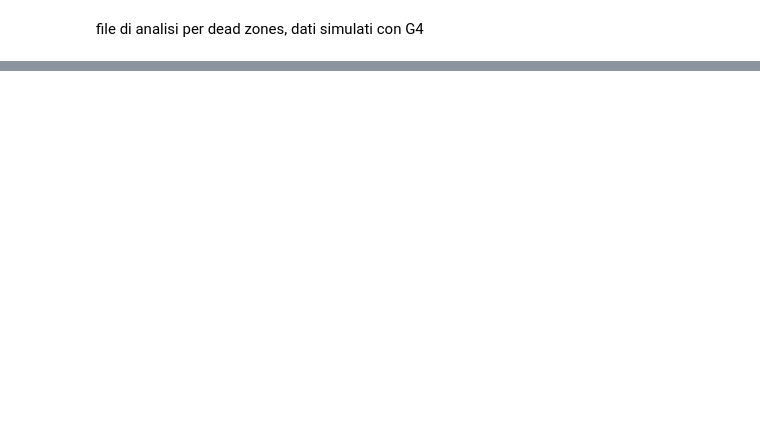
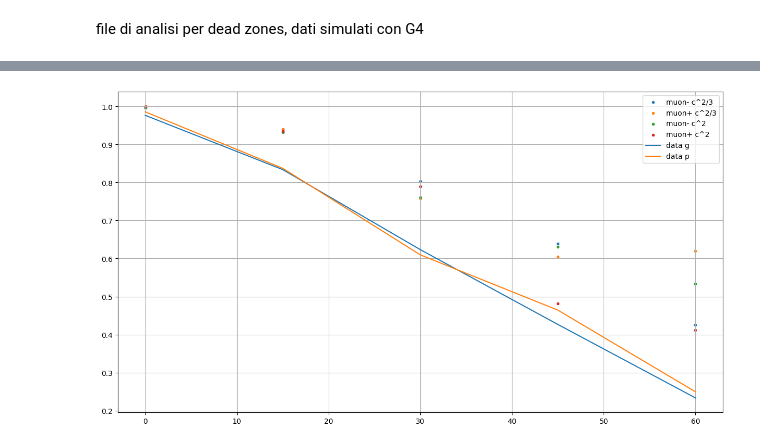
Before and after one commit to Matti-z/Lab-muons, a Jupyter notebook: simulazioni/tia/analisi/deadzones.ipynb, the cells around one changed output, grey strips where cells are left out. Drawn from its saved outputs; the diff is of its cells as text; code cells hidden in the pictures; blank space fills up the shorter version.

```diff
--- a/simulazioni/tia/analisi/deadzones.ipynb
+++ b/simulazioni/tia/analisi/deadzones.ipynb
@@ -70,0 +122,8 @@ print(t60m/d60m, t60p/d60p)
+# %%
+default_dir = str(Path(".").absolute()).split("/Lab-muons")[0]+"/Lab-muons/"
+universal_dir = lambda path: default_dir + path
+
+DATA_PATH = universal_dir("Data/calibration/dead_zones.csv")
+# %%
+data = pd.read_csv(DATA_PATH, sep=",", header=0)
+# print (data)
@@ -70,0 +148,4 @@ print(t60m/d60m, t60p/d60p)
+# %%
+df_G = data[data['ordine[TtB]'] == 'mgp']
+df_P = data[data['ordine[TtB]'] == 'mpg']
+print(df_P)
@@ -70,0 +168,33 @@ print(t60m/d60m, t60p/d60p)
+# %%
+
+
+df_filtered = df_G[df_G[' pm_doppie'].notna()]
+
+# Calculate ratio for first 5 rows
+y_g = ( df_filtered[' pgm_triple'] / df_filtered[' pm_doppie']).iloc[:5].values
+
+final_df = pd.read_csv('/home/matti/uni/lab/Lab-muons/Data/calibration/efficiency.csv', delimiter = ',')
+partenope = final_df[final_df['ordine[TtB]'] == 'mpg'][[' gm_doppie', ' pgm_triple']].values.tolist()
+y_p = [pair[1] / pair[0] for pair in partenope]
+
+
+
+
+x = np.linspace( 0, 60, 5)
+muon_m = [t0m/d0m, t15m/d15m, t30m/d30m, t45m/d45m, t60m/d60m]
+muon_p = [t0p/d0p, t15p/d15p, t30p/d30p, t45p/d45p, t60p/d60p]
+muon_ms = [t0ms/d0ms, t15ms/d15ms, t30ms/d30ms, t45ms/d45ms, t60ms/d60ms] #squared distribution
+muon_ps = [t0ps/d0ps, t15ps/d15ps, t30ps/d30ps, t45ps/d45ps, t60ps/d60ps] #squared distribution
+
+
+plt.figure(figsize = (15, 8))
+plt.scatter(x, muon_m, label = 'muon- c^2/3', marker = '.',)
+plt.scatter(x, muon_p, label = 'muon+ c^2/3', marker = '.')
+plt.scatter(x, muon_ms, label = 'muon- c^2', marker = '.')
+plt.scatter(x, muon_ps, label = 'muon+ c^2', marker = '.')
+plt.plot(x, y_g, label = 'data g')
+plt.plot(x, y_p, label = 'data p')
+plt.legend()
+plt.grid()
+# %% [output]
+[figure, added]
```
Also changed, not shown: parts of 12 cells of this notebook, 39 other files.
